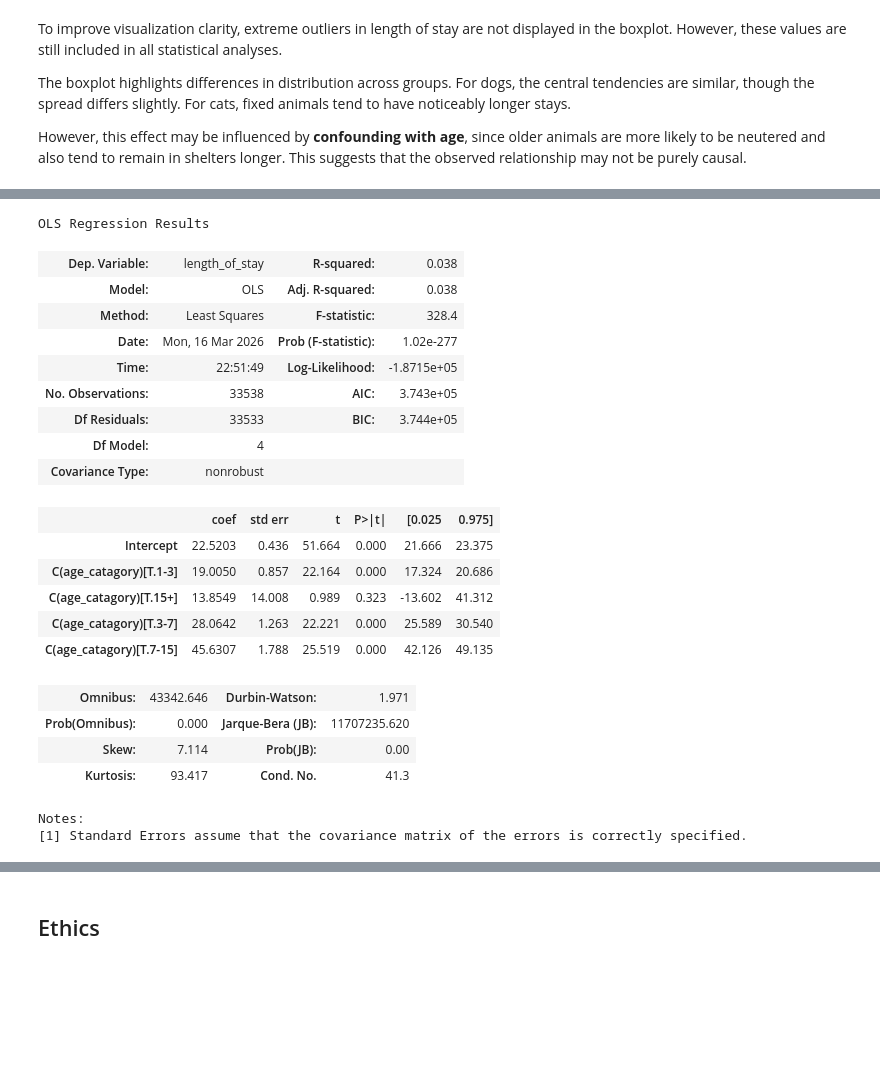
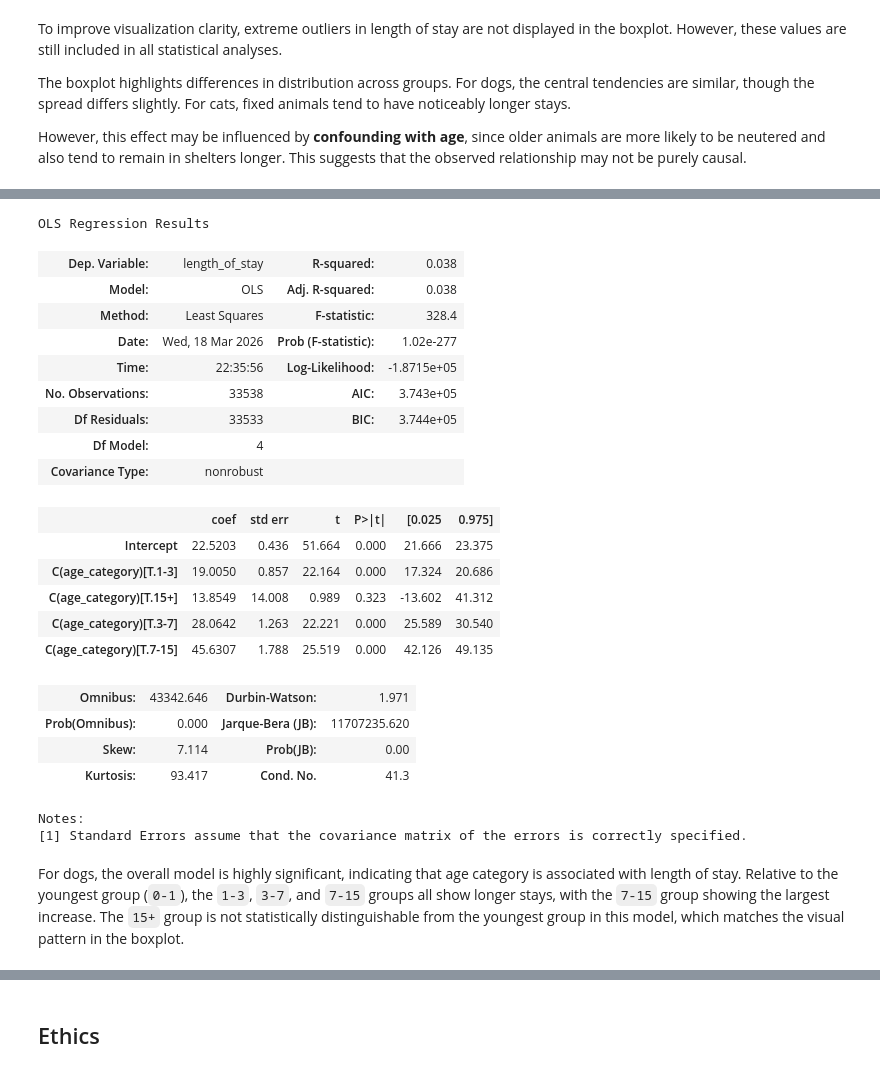
Before and after one commit to COGS108/Group072_WI26, a Jupyter notebook: 03-FinalProject.ipynb, the cells around one changed output, grey strips where cells are left out. Saved outputs shown, nothing was run; the diff lists cells and outputs as text; code cells hidden in the pictures; blank space fills up the shorter version.

```diff
--- a/03-FinalProject.ipynb
+++ b/03-FinalProject.ipynb
@@ -473,27 +453,33 @@ Cats on the other hand seem to have a much less obvious trend in this regard.
 # %%
-dog_model = smf.ols(formula="length_of_stay ~  C(age_catagory)", data=age_df[age_df["outcome_animal_type"]=="Dog"]).fit()
+dog_model = smf.ols(
+    formula="length_of_stay ~ C(age_category)",
+    data=age_df[age_df["outcome_animal_type"] == "Dog"]
+).fit()
+
 dog_model.summary()
 # %% [output]
 OLS Regression Results
 | Dep. Variable: | length_of_stay | R-squared: | 0.038 |
 | Model: | OLS | Adj. R-squared: | 0.038 |
 | Method: | Least Squares | F-statistic: | 328.4 |
-| Date: | Mon, 16 Mar 2026 | Prob (F-statistic): | 1.02e-277 |
-| Time: | 22:51:49 | Log-Likelihood: | -1.8715e+05 |
+| Date: | Wed, 18 Mar 2026 | Prob (F-statistic): | 1.02e-277 |
+| Time: | 22:35:56 | Log-Likelihood: | -1.8715e+05 |
 | No. Observations: | 33538 | AIC: | 3.743e+05 |
 | Df Residuals: | 33533 | BIC: | 3.744e+05 |
 | Df Model: | 4 |  |  |
 | Covariance Type: | nonrobust |  |  |
 |  | coef | std err | t | P>|t| | [0.025 | 0.975] |
 | Intercept | 22.5203 | 0.436 | 51.664 | 0.000 | 21.666 | 23.375 |
-| C(age_catagory)[T.1-3] | 19.0050 | 0.857 | 22.164 | 0.000 | 17.324 | 20.686 |
-| C(age_catagory)[T.15+] | 13.8549 | 14.008 | 0.989 | 0.323 | -13.602 | 41.312 |
-| C(age_catagory)[T.3-7] | 28.0642 | 1.263 | 22.221 | 0.000 | 25.589 | 30.540 |
-| C(age_catagory)[T.7-15] | 45.6307 | 1.788 | 25.519 | 0.000 | 42.126 | 49.135 |
+| C(age_category)[T.1-3] | 19.0050 | 0.857 | 22.164 | 0.000 | 17.324 | 20.686 |
+| C(age_category)[T.15+] | 13.8549 | 14.008 | 0.989 | 0.323 | -13.602 | 41.312 |
+| C(age_category)[T.3-7] | 28.0642 | 1.263 | 22.221 | 0.000 | 25.589 | 30.540 |
+| C(age_category)[T.7-15] | 45.6307 | 1.788 | 25.519 | 0.000 | 42.126 | 49.135 |
 | Omnibus: | 43342.646 | Durbin-Watson: | 1.971 |
 | Prob(Omnibus): | 0.000 | Jarque-Bera (JB): | 11707235.620 |
 | Skew: | 7.114 | Prob(JB): | 0.00 |
 | Kurtosis: | 93.417 | Cond. No. | 41.3 |
 Notes:
 [1] Standard Errors assume that the covariance matrix of the errors is correctly specified.
+# %% [markdown]
+For dogs, the overall model is highly significant, indicating that age category is associated with length of stay. Relative to the youngest group (`0-1`), the `1-3`, `3-7`, and `7-15` groups all show longer stays, with the `7-15` group showing the largest increase. The `15+` group is not statistically distinguishable from the youngest group in this model, which matches the visual pattern in the boxplot.
 # %%
```
Also changed, not shown: parts of 23 cells of this notebook.
